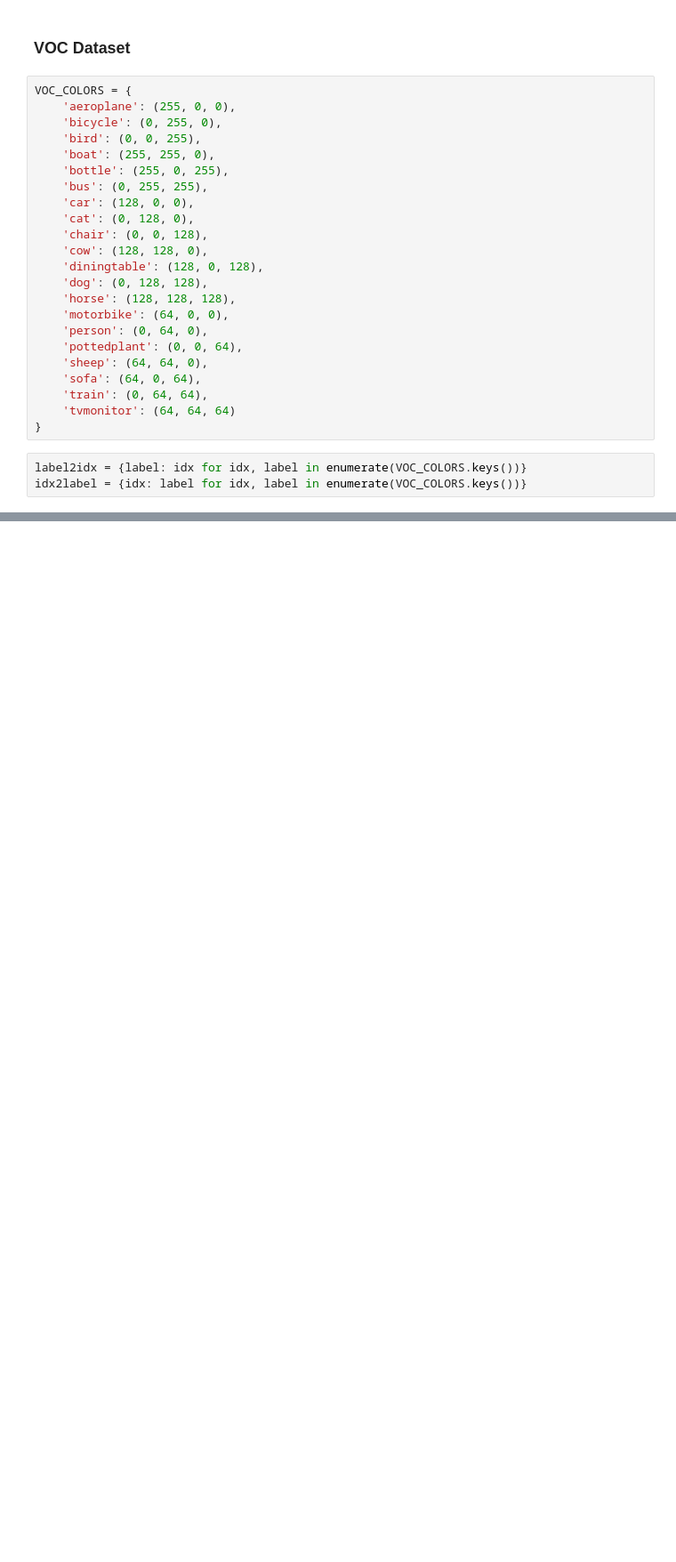
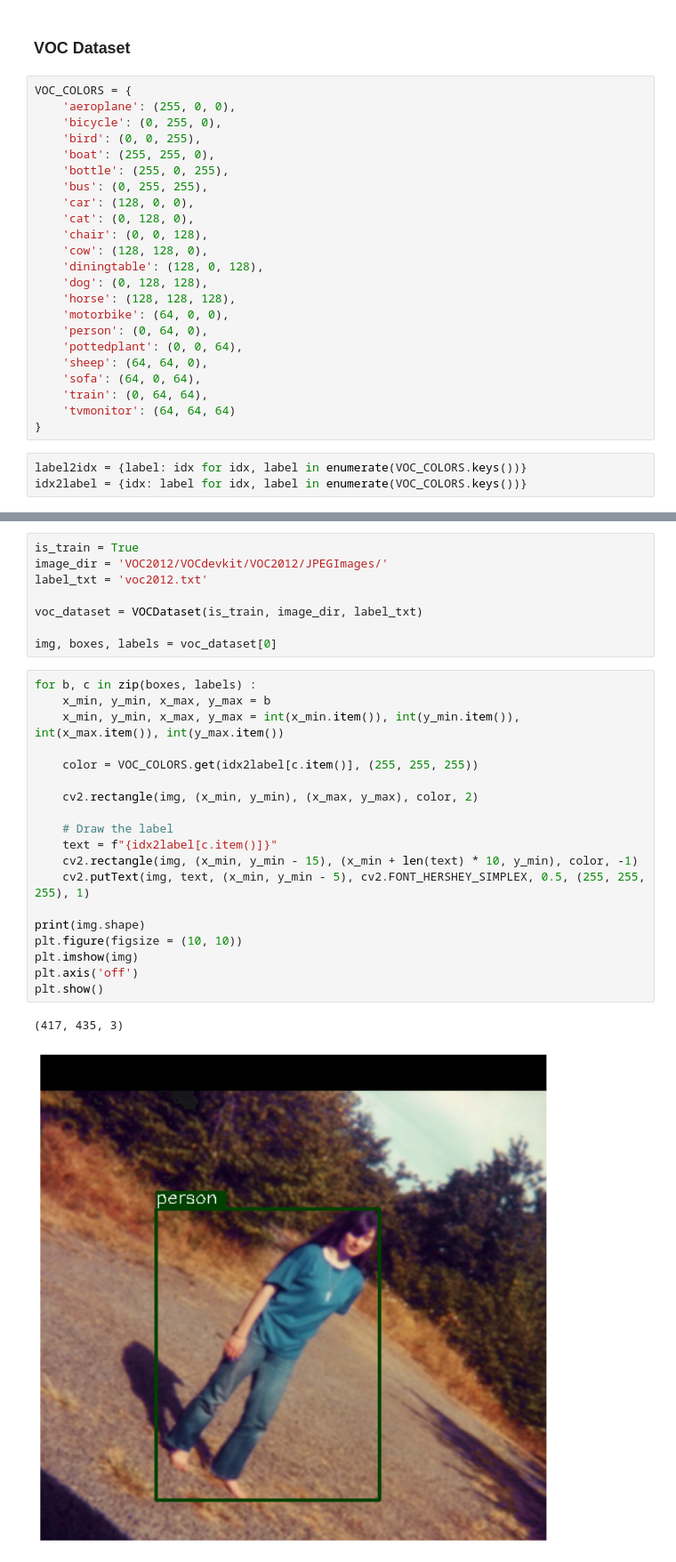
Before and after one commit to Longcodedao/YoloV1-Pytorch, a Jupyter notebook: dataset/VOC_dataset.ipynb, the cells around one changed output, grey strips where cells are left out. Shown at 89% size. Saved outputs shown, nothing was run; the diff lists cells and outputs as text; blank space fills up the shorter version.

```diff
--- a/dataset/VOC_dataset.ipynb
+++ b/dataset/VOC_dataset.ipynb
@@ -90,0 +268,30 @@ class VOCDataset(Dataset):
+# %%
+is_train = True
+image_dir = 'VOC2012/VOCdevkit/VOC2012/JPEGImages/'
+label_txt = 'voc2012.txt'
+
+voc_dataset = VOCDataset(is_train, image_dir, label_txt)
+
+img, boxes, labels = voc_dataset[0]
+# %%
+for b, c in zip(boxes, labels) :
+    x_min, y_min, x_max, y_max = b
+    x_min, y_min, x_max, y_max = int(x_min.item()), int(y_min.item()), int(x_max.item()), int(y_max.item())
+
+    color = VOC_COLORS.get(idx2label[c.item()], (255, 255, 255))
+
+    cv2.rectangle(img, (x_min, y_min), (x_max, y_max), color, 2)
+
+    # Draw the label
+    text = f"{idx2label[c.item()]}"
+    cv2.rectangle(img, (x_min, y_min - 15), (x_min + len(text) * 10, y_min), color, -1)
+    cv2.putText(img, text, (x_min, y_min - 5), cv2.FONT_HERSHEY_SIMPLEX, 0.5, (255, 255, 255), 1)
+
+print(img.shape)
+plt.figure(figsize = (10, 10))
+plt.imshow(img)
+plt.axis('off')
+plt.show()
+# %% [output]
+(417, 435, 3)
+[figure, added]
```
Also changed, not shown: parts of 2 cells of this notebook.
